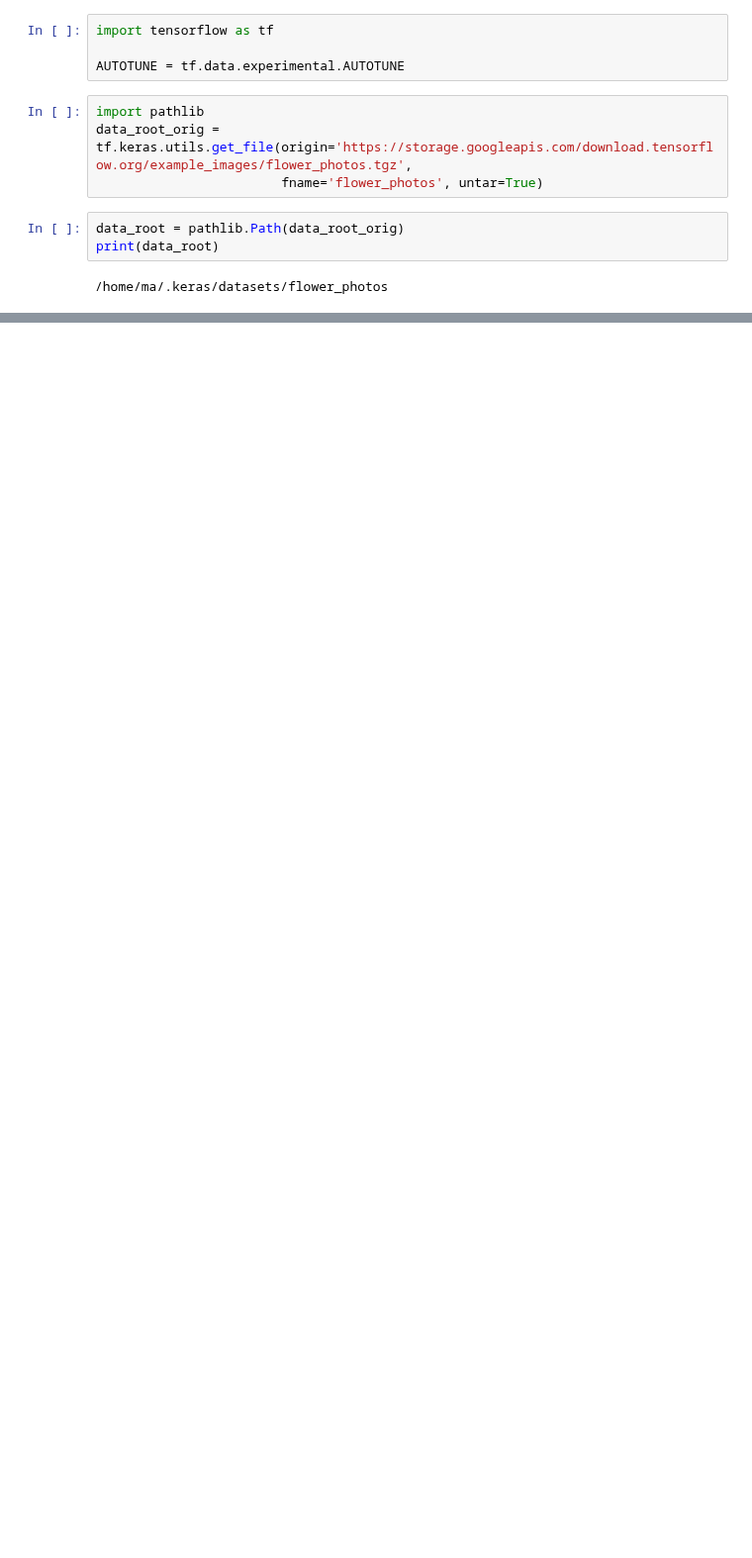
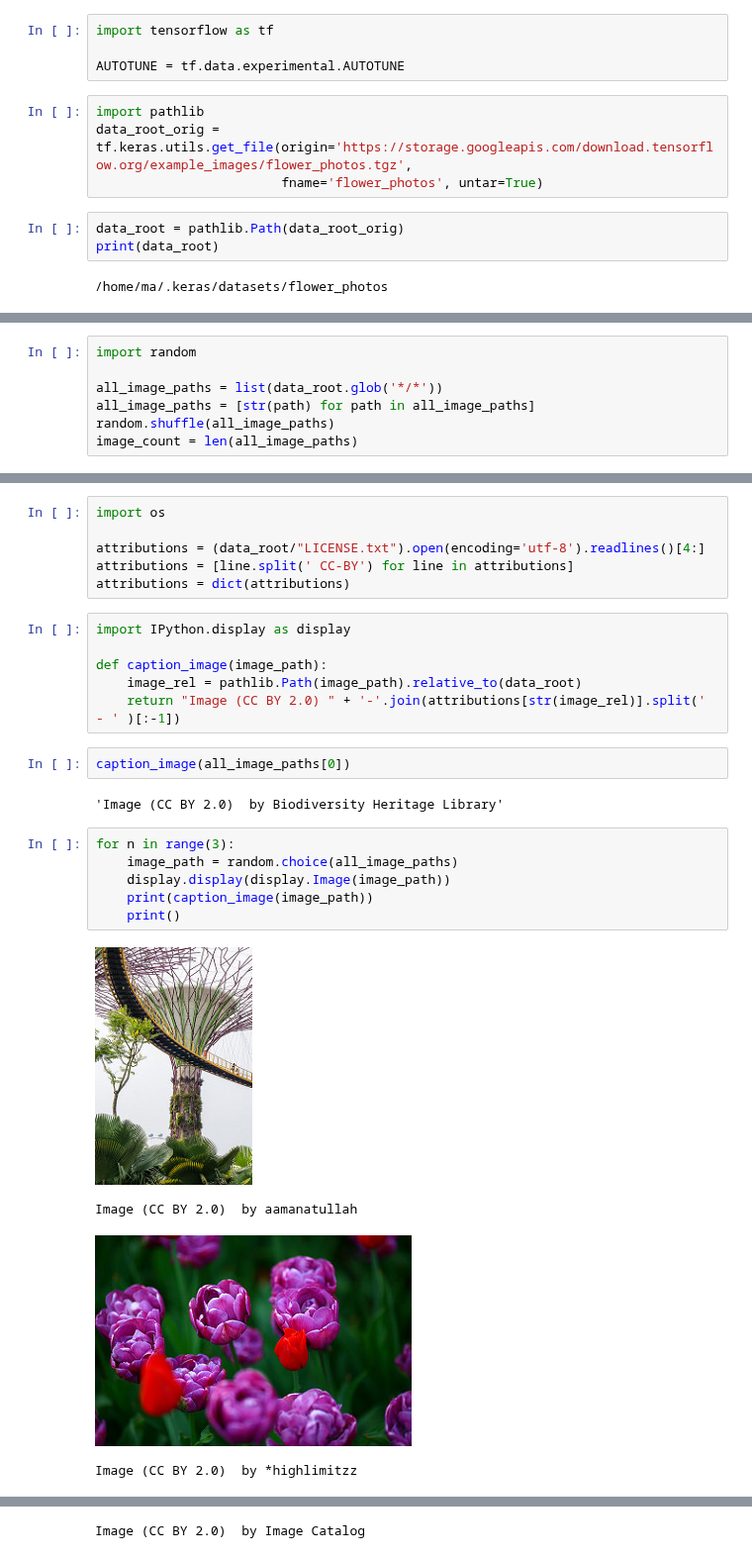
Before and after one commit to ducksfrogs/tens_first, a Jupyter notebook: misc/tf_data_image/jup/first.ipynb, the cells around one changed output, grey strips where cells are left out. Shown at 99% size. Cells and saved outputs as stored; diff of their text form; blank space fills up the shorter version.

```diff
--- a/misc/tf_data_image/jup/first.ipynb
+++ b/misc/tf_data_image/jup/first.ipynb
@@ -23,0 +24,7 @@ for item in data_root.iterdir():
+# %%
+import random
+
+all_image_paths = list(data_root.glob('*/*'))
+all_image_paths = [str(path) for path in all_image_paths]
+random.shuffle(all_image_paths)
+image_count = len(all_image_paths)
@@ -23,0 +44,27 @@ for item in data_root.iterdir():
+# %%
+import os
+
+attributions = (data_root/"LICENSE.txt").open(encoding='utf-8').readlines()[4:]
+attributions = [line.split(' CC-BY') for line in attributions]
+attributions = dict(attributions)
+# %%
+import IPython.display as display
+
+def caption_image(image_path):
+    image_rel = pathlib.Path(image_path).relative_to(data_root)
+    return "Image (CC BY 2.0) " + '-'.join(attributions[str(image_rel)].split(' - ' )[:-1])
+# %%
+caption_image(all_image_paths[0])
+# %% [output]
+'Image (CC BY 2.0)  by Biodiversity Heritage Library'
+# %%
+for n in range(3):
+    image_path = random.choice(all_image_paths)
+    display.display(display.Image(image_path))
+    print(caption_image(image_path))
+    print()
+# %% [output]
+[figure, added]
+Image (CC BY 2.0)  by aamanatullah
+[figure, added]
+Image (CC BY 2.0)  by *highlimitzz
@@ -23,0 +72 @@ for item in data_root.iterdir():
+Image (CC BY 2.0)  by Image Catalog
```
Also changed, not shown: parts of 19 cells of this notebook, 2 other files.
